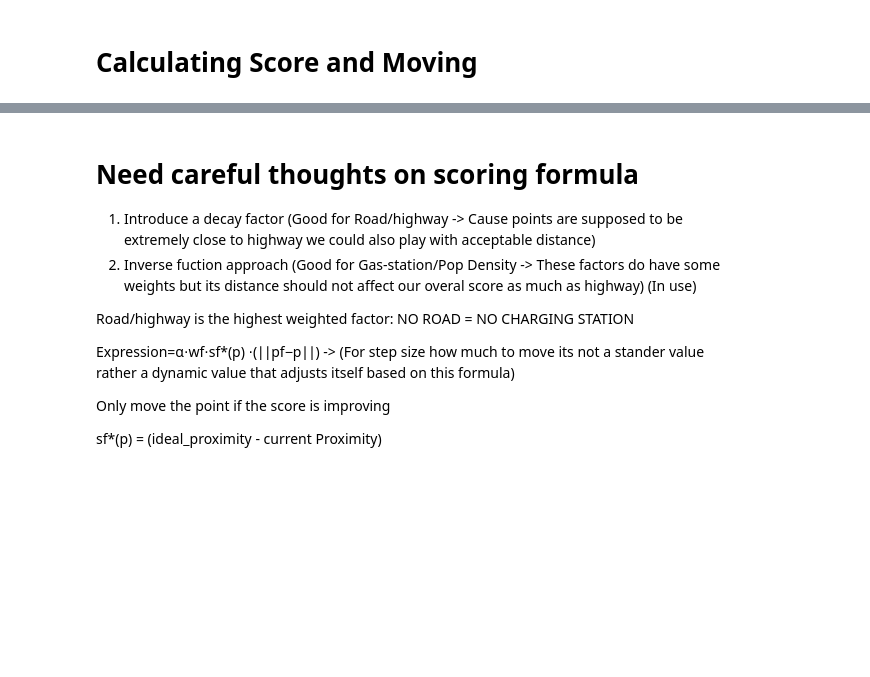
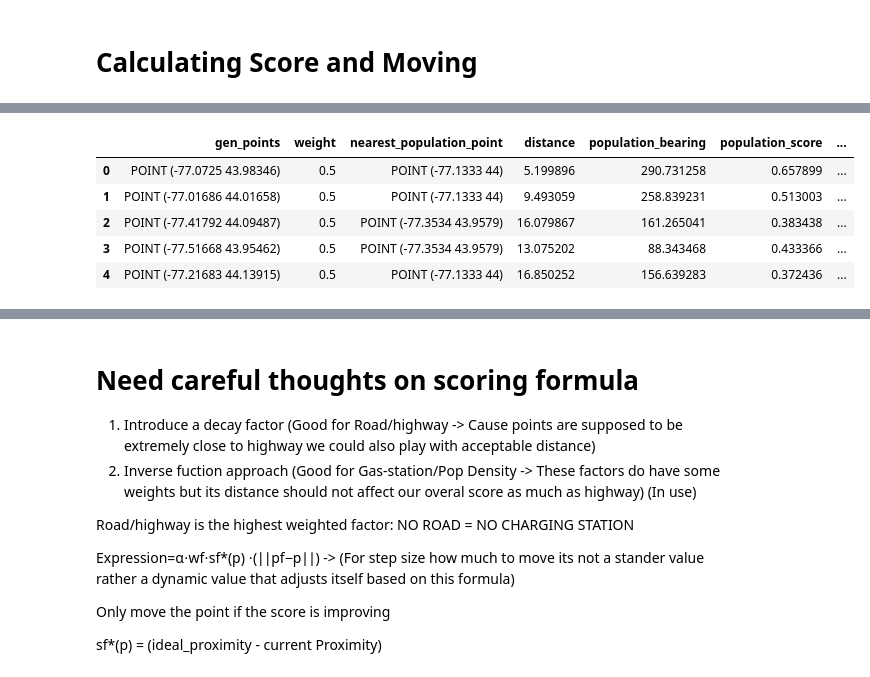
Before and after one commit to sheldonoronha/ev-charging-optimization, a Jupyter notebook: notebooks/04_vector_space_optimization.ipynb, the cells around one changed output, grey strips where cells are left out. Saved outputs shown, nothing was run; the diff lists cells and outputs as text; code cells hidden in the pictures; blank space fills up the shorter version.

```diff
--- a/notebooks/04_vector_space_optimization.ipynb
+++ b/notebooks/04_vector_space_optimization.ipynb
@@ -438,0 +435,13 @@ updated_point_layer.add_to(m)
+# %%
+population_score_gdf['updated_points'] = population_score_gdf.apply(
+    lambda row: move_point(row.gen_points.y, row.gen_points.x, row.population_bearing, row.distance_step),
+    axis=1
+)
+population_score_gdf.head()
+# %% [output]
+|  | gen_points | weight | nearest_population_point | distance | population_bearing | population_score | ... |
+| 0 | POINT (-77.0725 43.98346) | 0.5 | POINT (-77.1333 44) | 5.199896 | 290.731258 | 0.657899 | ... |
+| 1 | POINT (-77.01686 44.01658) | 0.5 | POINT (-77.1333 44) | 9.493059 | 258.839231 | 0.513003 | ... |
+| 2 | POINT (-77.41792 44.09487) | 0.5 | POINT (-77.3534 43.9579) | 16.079867 | 161.265041 | 0.383438 | ... |
+| 3 | POINT (-77.51668 43.95462) | 0.5 | POINT (-77.3534 43.9579) | 13.075202 | 88.343468 | 0.433366 | ... |
+| 4 | POINT (-77.21683 44.13915) | 0.5 | POINT (-77.1333 44) | 16.850252 | 156.639283 | 0.372436 | ... |
```
Also changed, not shown: parts of 28 cells of this notebook.
